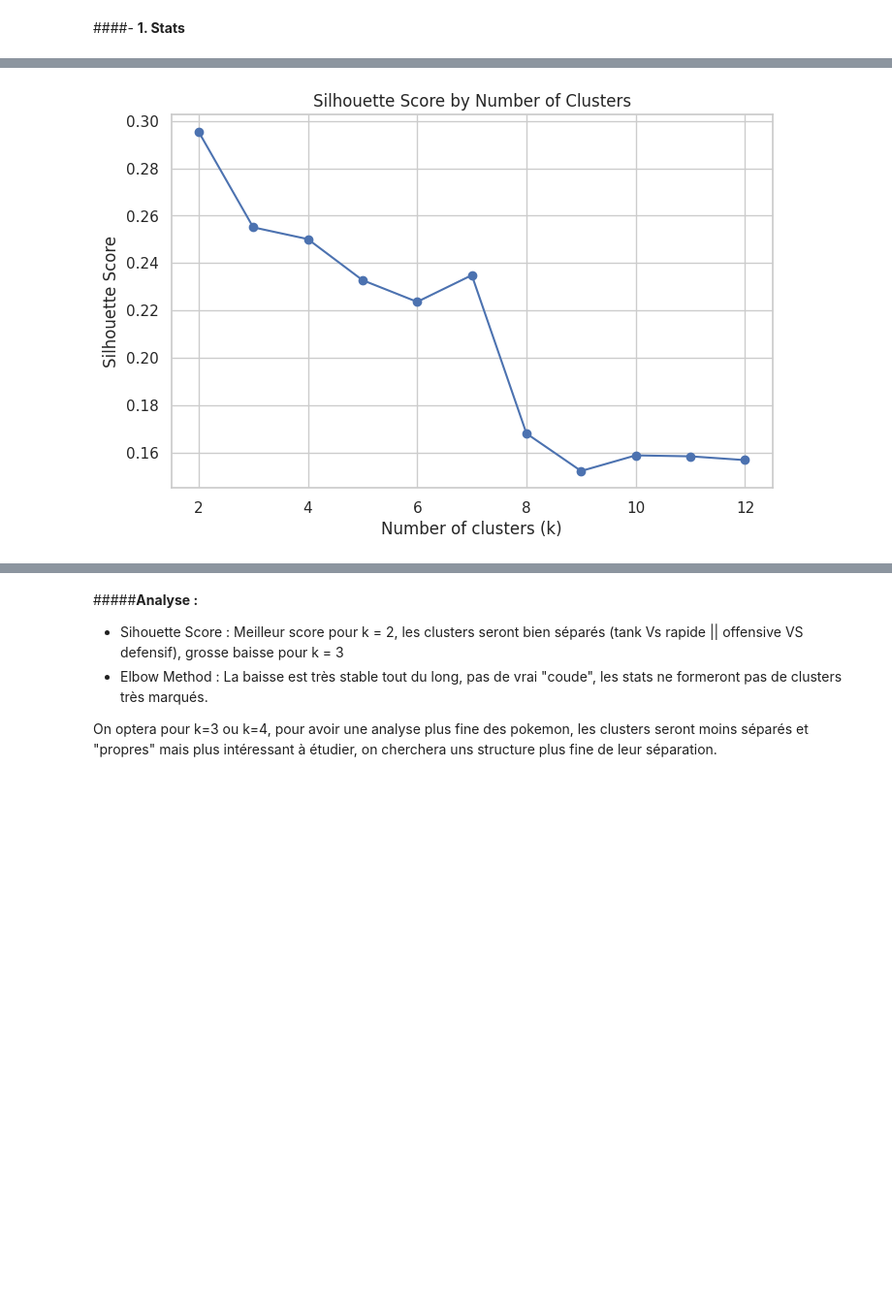
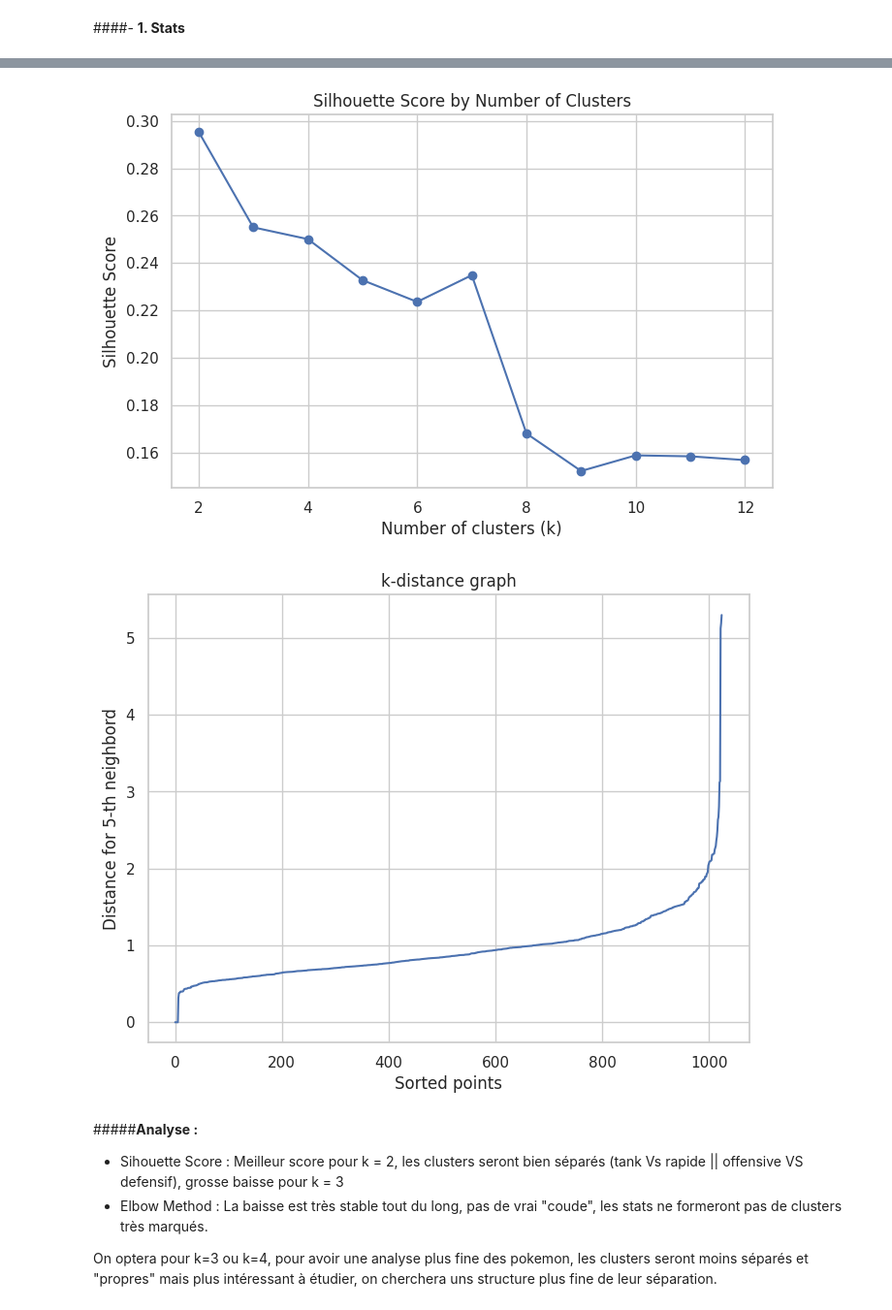
Before and after one commit to NathanaelLUCETTE/projet_ML, a Jupyter notebook: pokemon_clustering_project.ipynb, the cells around one changed output, grey strips where cells are left out. Shown at 97% size. Saved outputs shown, nothing was run; the diff lists cells and outputs as text; code cells hidden in the pictures; blank space fills up the shorter version.

```diff
--- a/pokemon_clustering_project.ipynb
+++ b/pokemon_clustering_project.ipynb
@@ -482,26 +529,5 @@ plot_elbow(df_stats_scaled)
-# %%
-##Silhouette Score
-from sklearn.metrics import silhouette_score
-
-def compute_silhouette(data, max_k=12):
-    scores = []
-    K = range(2, max_k+1)
-
-    for k in K:
-        kmeans = KMeans(n_clusters=k, random_state=42)
-        labels = kmeans.fit_predict(data)
-        score = silhouette_score(data, labels)
-        scores.append(score)
-
-    plt.figure(figsize=(8,5))
-    plt.plot(K, scores, marker='o')
-    plt.xlabel("Number of clusters (k)")
-    plt.ylabel("Silhouette Score")
-    plt.title("Silhouette Score by Number of Clusters")
-    plt.grid(True)
-    plt.show()
-
-# Exemple : utiliser df_stats_scaled
-compute_silhouette(df_stats_scaled)
-# %% [output]
-[figure, removed]
+# %%
+plot_elbow(df_stats_scaled)
+compute_silhouette(df_stats_scaled)
+plot_kdist(df_stats_scaled)
+# %% [output]
@@ -508,3 +535,5 @@ compute_silhouette(df_stats_scaled)
+[figure, added]
+[figure, added]
 # %% [markdown]
 #####**Analyse :**
 
```
Also changed, not shown: parts of 39 cells of this notebook.
